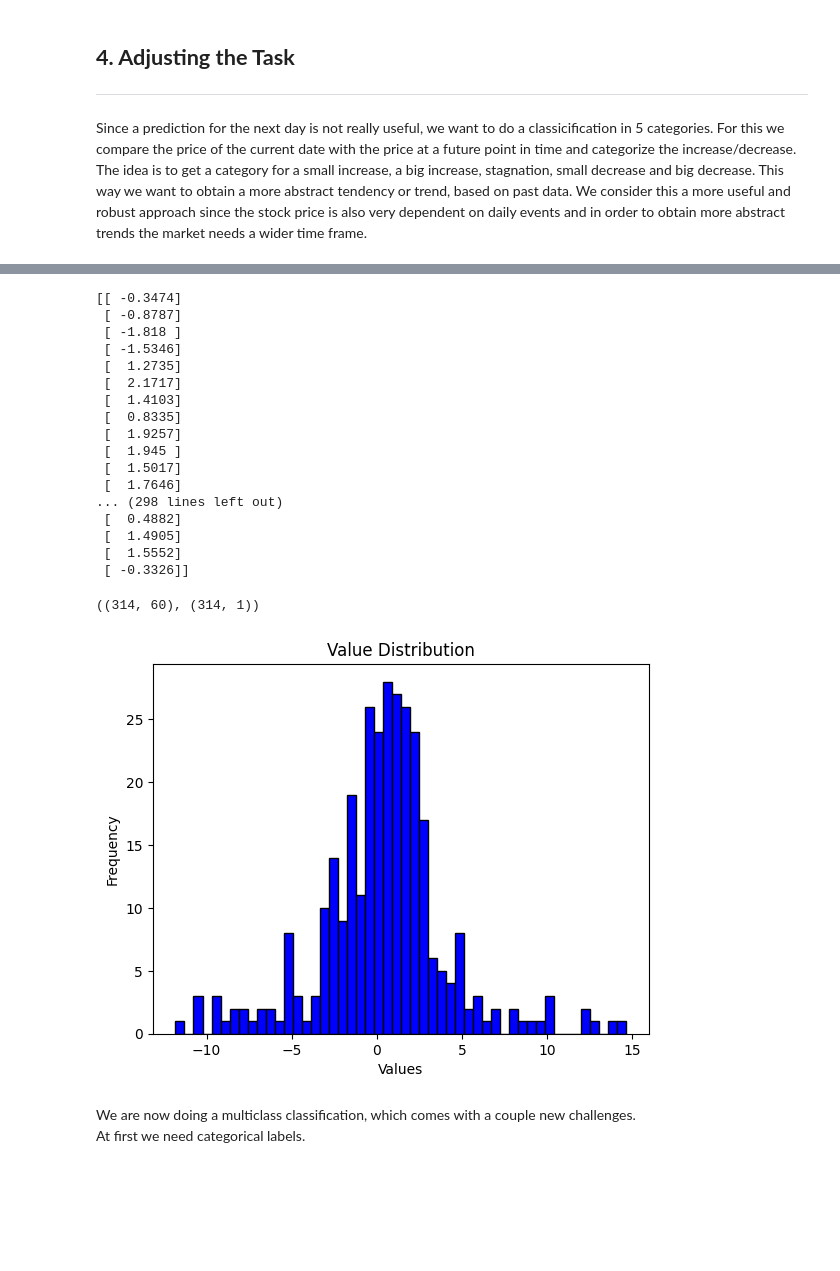
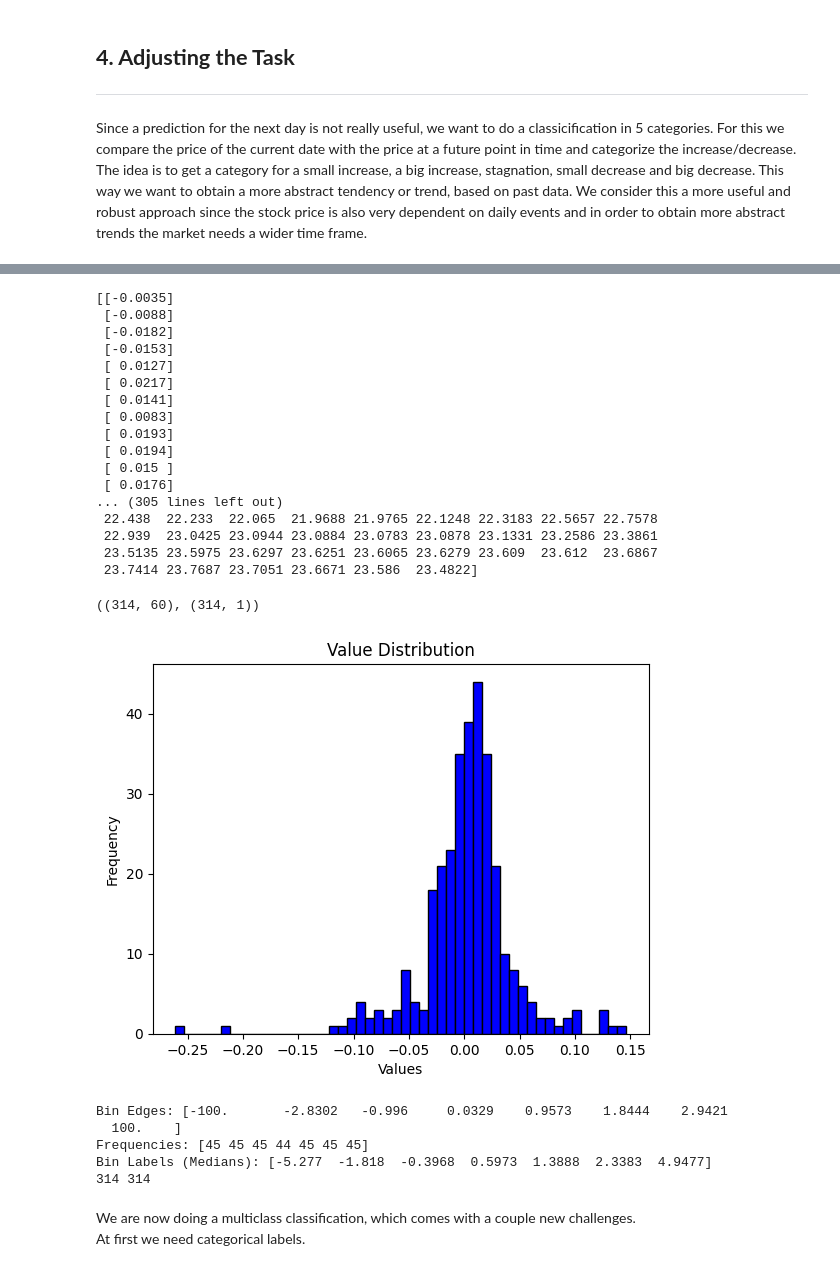
Before and after one commit to hpfref/Financial-Forecasting, a Jupyter notebook: notebook.ipynb, the cells around one changed output, grey strips where cells are left out. Drawn from its saved outputs; the diff is of its cells as text; code cells hidden in the pictures; blank space fills up the shorter version.

Commit message:
added 2 approach (new model) added visual explaining the problematic of the naive approach

```diff
--- a/notebook.ipynb
+++ b/notebook.ipynb
@@ -206,7 +206,9 @@ test_X, test_Y = create_samples(test_data, lag)
 # %%
 #initializing model
 model = Sequential()
-model.add(LSTM(8, input_shape= (lag, 1)))
+model.add(LSTM(128, return_sequences=True, input_shape= (60, 1)))
+model.add(LSTM(64, return_sequences=False))
+model.add(Dense(25))
 model.add(Dense(1))
 
 model.compile(optimizer='adam', loss='mean_squared_error')
@@ -397,7 +398,7 @@ def create_samples_2(sequential_data, shift=3, lag=60, prediction_period=7):
 
     for i in range(lag, len(sequential_data)-prediction_period, shift):
         x.append(sequential_data[i-lag:i, 0])
-        percental_change = (sequential_data[i+prediction_period]/sequential_data[i]-1)*100
+        percental_change = (sequential_data[i+prediction_period]/sequential_data[i]-1)
         y.append(percental_change)
     return np.array(x), np.array(y)
 
@@ -411,41 +412,67 @@ test_X, test_Y = create_samples_2(test_data)
 
 np.set_printoptions(suppress=True, precision=4)
 print(train_Y)
-np.set_printoptions(suppress=False, precision=8)  # Reset to default
 
-
+print(train_X[0])
 train_X.shape, train_Y.shape
 # %% [output]
-[[ -0.3474]
- [ -0.8787]
- [ -1.818 ]
- [ -1.5346]
- [  1.2735]
- [  2.1717]
- [  1.4103]
- [  0.8335]
- [  1.9257]
- [  1.945 ]
- [  1.5017]
- [  1.7646]
-... (298 lines left out)
- [  0.4882]
- [  1.4905]
- [  1.5552]
- [ -0.3326]]
+[[-0.0035]
+ [-0.0088]
+ [-0.0182]
+ [-0.0153]
+ [ 0.0127]
+ [ 0.0217]
+ [ 0.0141]
+ [ 0.0083]
+ [ 0.0193]
+ [ 0.0194]
+ [ 0.015 ]
+ [ 0.0176]
+... (305 lines left out)
+ 22.438  22.233  22.065  21.9688 21.9765 22.1248 22.3183 22.5657 22.7578
+ 22.939  23.0425 23.0944 23.0884 23.0783 23.0878 23.1331 23.2586 23.3861
+ 23.5135 23.5975 23.6297 23.6251 23.6065 23.6279 23.609  23.612  23.6867
+ 23.7414 23.7687 23.7051 23.6671 23.586  23.4822]
 ((314, 60), (314, 1))
 # %%
-#Looking at the datadistributin for establishing the bins
-mask = (train_Y >= -16) & (train_Y <= 16)
+number_of_bins = 7
+
+#Looking at the datadistribution for establishing the bins
+mask = (train_Y >= -10) & (train_Y <= 10)
 filtered_array = train_Y[mask]
 
 plt.hist(filtered_array, bins=50, color='blue', edgecolor='black')
 plt.title('Value Distribution')
 plt.xlabel('Values')
 plt.ylabel('Frequency')
 plt.show()
+
+points_per_bin = len(filtered_array) // number_of_bins
+
+# Calculate the bin edges to achieve approximately equal frequencies
+bin_edges = np.array([np.percentile(filtered_array, i * 100 / number_of_bins) for i in range(number_of_bins + 1)])
+bin_edges[0] = -1
+bin_edges[-1] = 1
+
+# Use numpy.histogram to compute frequencies
+hist, _ = np.histogram(train_Y, bins=bin_edges)
+
+# Calculate bin labels as the median of each bin
+bin_labels = [np.median(train_Y[(train_Y >= bin_edges[i]) & (train_Y <= bin_edges[i+1])]) for i in range(number_of_bins)]
+bin_labels = np.array(bin_labels)
+print("Bin Edges:", bin_edges*100)
+print("Frequencies:", hist)
+print("Bin Labels (Medians):", bin_labels*100)
+
+print(len(filtered_array), len(train_Y))#
+np.set_printoptions(suppress=False, precision=8)  # Reset to default
 # %% [output]
-[figure, old version]
+[figure, new version]
+Bin Edges: [-100.       -2.8302   -0.996     0.0329    0.9573    1.8444    2.9421
+  100.    ]
+Frequencies: [45 45 45 44 45 45 45]
+Bin Labels (Medians): [-5.277  -1.818  -0.3968  0.5973  1.3888  2.3383  4.9477]
+314 314
 # %% [markdown]
 We are now doing a multiclass classification, which comes with a couple new challenges.
 At first we need categorical labels.
```
Also changed, not shown: parts of 13 cells of this notebook.
